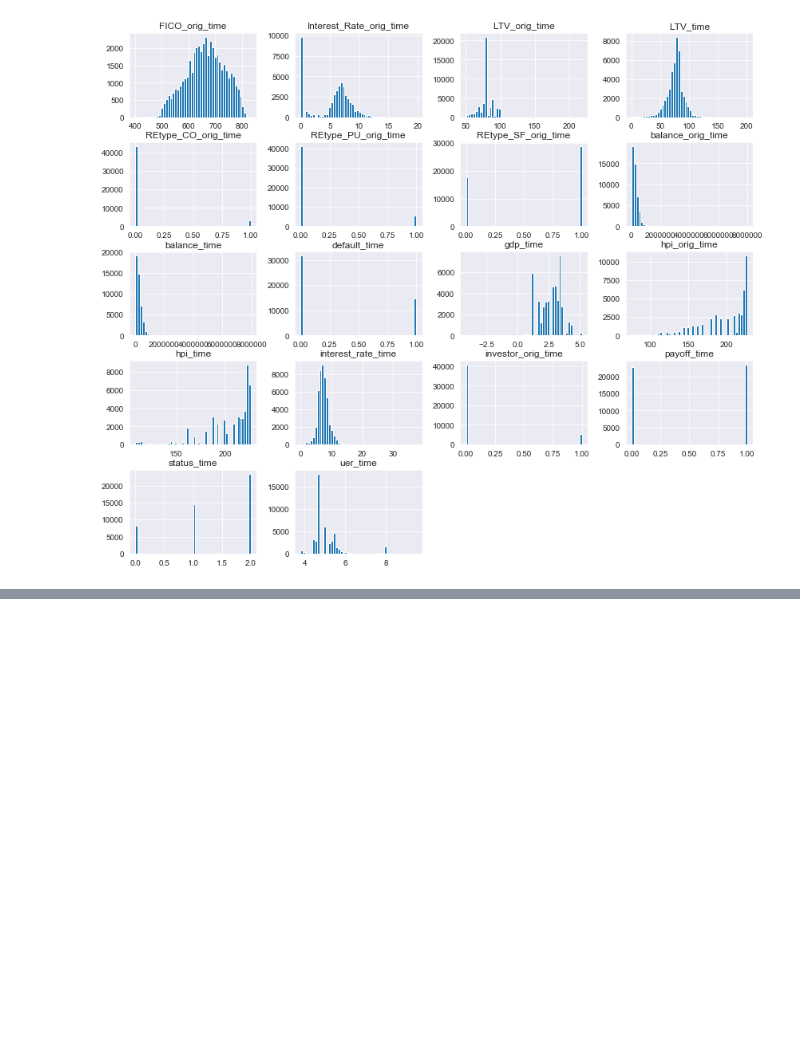
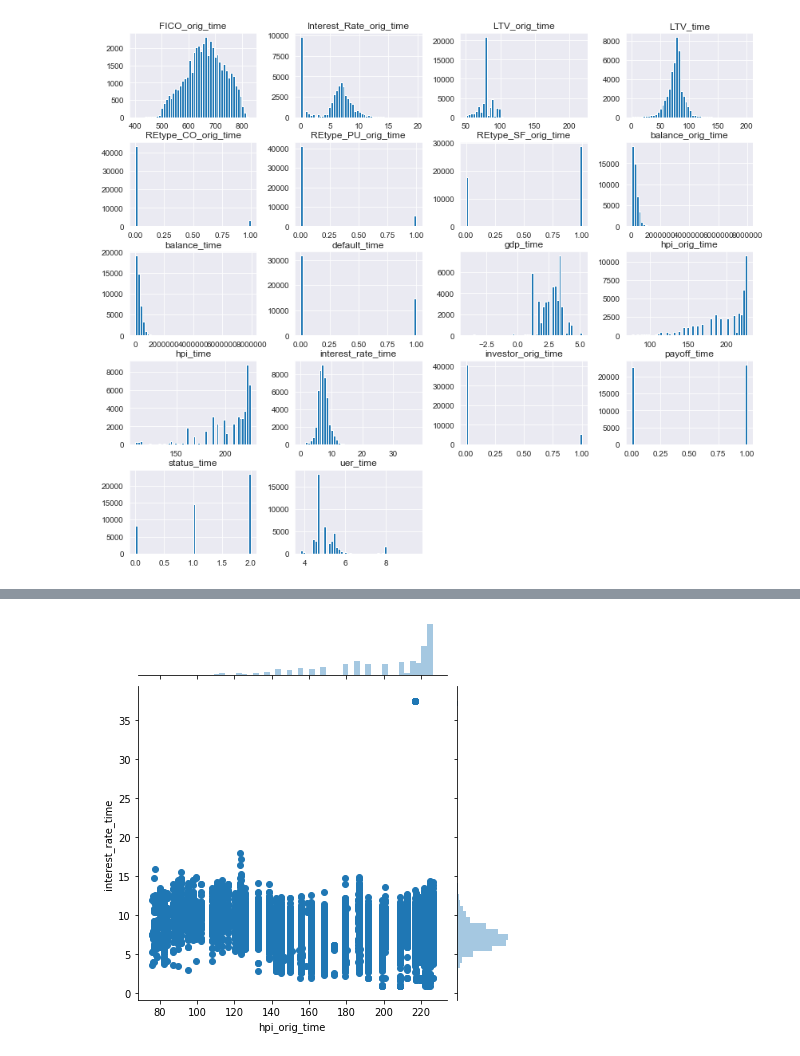
Before and after one commit to WickedoneC/Mortgage_Default, a Jupyter notebook: Data_and_Cleaning/Mortgage_Cleaning.ipynb, the cells around one changed output, grey strips where cells are left out. Cells and saved outputs as stored; diff of their text form; code cells hidden in the pictures; blank space fills up the shorter version.

```diff
--- a/Data_and_Cleaning/Mortgage_Cleaning.ipynb
+++ b/Data_and_Cleaning/Mortgage_Cleaning.ipynb
@@ -596,0 +646,4 @@ mortgage_df.to_csv('mortgage_df.csv')
+# %%
+g = sns.jointplot(x="hpi_orig_time", y="interest_rate_time", data=X)
+# %% [output]
+[figure, added]
```
Also changed, not shown: parts of 19 cells of this notebook, 3 other files.
